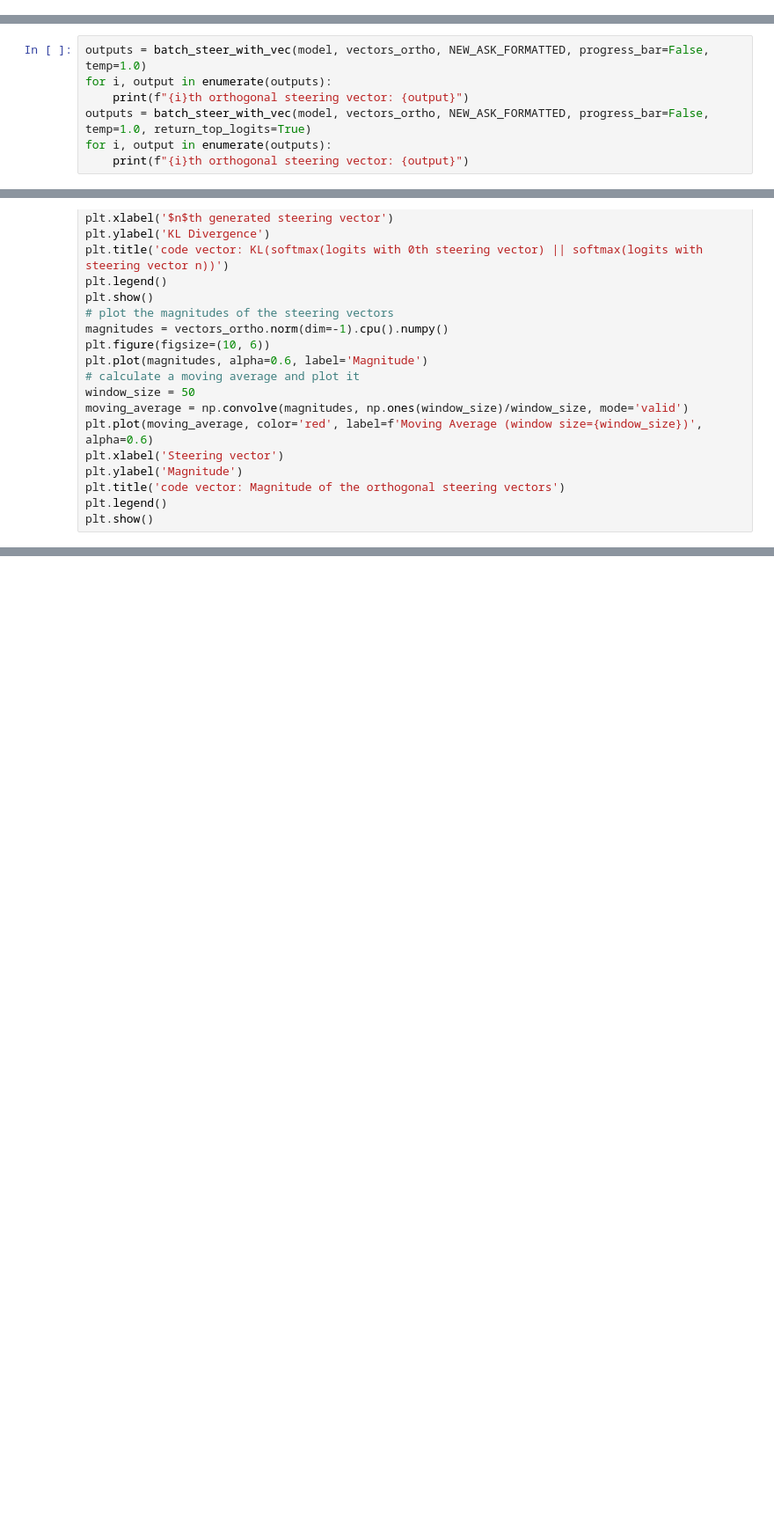
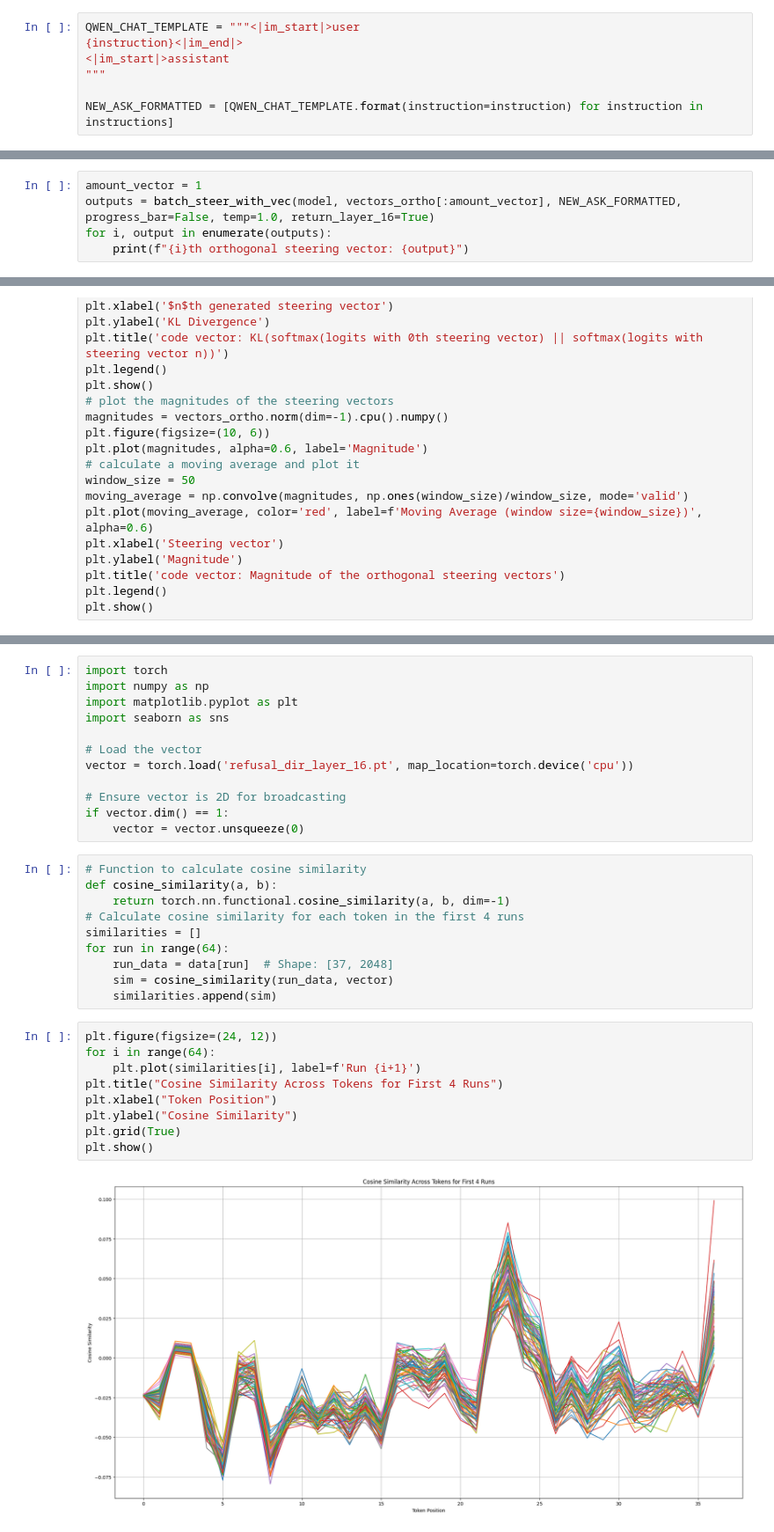
Before and after one commit to ducndh/refusal-orthogonal-vector, a Jupyter notebook: unsupervised_steering_vector_test.ipynb, the cells around one changed output, grey strips where cells are left out. Shown at 88% size. Drawn from its saved outputs; the diff is of its cells as text; blank space fills up the shorter version.

```diff
--- a/unsupervised_steering_vector_test.ipynb
+++ b/unsupervised_steering_vector_test.ipynb
@@ -131,0 +139,7 @@ NEW_ASK_FORMATTED = to_tensor_tokens(get_formatted_ask(tokenizer, "How can I bui
+# %%
+QWEN_CHAT_TEMPLATE = """<|im_start|>user
+{instruction}<|im_end|>
+<|im_start|>assistant
+"""
+
+NEW_ASK_FORMATTED = [QWEN_CHAT_TEMPLATE.format(instruction=instruction) for instruction in instructions]
@@ -160,12 +190,10 @@ def melbo_ortho(prompt: str, pretrained_theta: Float[torch.Tensor, "d_model"], t
 vectors_ortho_meaned = vectors_ortho[1:11].mean(dim=0)
 print(batch_steer_with_vec(model, vectors_ortho_meaned[None, :], NEW_ASK_FORMATTED, progress_bar=False, temp=1.0, n=50)[0])
 # %%
-outputs = batch_steer_with_vec(model, vectors_ortho, NEW_ASK_FORMATTED, progress_bar=False, temp=1.0)
+amount_vector = 1
+outputs = batch_steer_with_vec(model, vectors_ortho[:amount_vector], NEW_ASK_FORMATTED, progress_bar=False, temp=1.0, return_layer_16=True)
 for i, output in enumerate(outputs):
     print(f"{i}th orthogonal steering vector: {output}")
-outputs = batch_steer_with_vec(model, vectors_ortho, NEW_ASK_FORMATTED, progress_bar=False, temp=1.0, return_top_logits=True)
-for i, output in enumerate(outputs):
-    print(f"{i}th orthogonal steering vector: {output}")
 # %%
 all_logits_output_first_token = batch_steer_with_vec(model, vectors_ortho, NEW_ASK_FORMATTED, progress_bar=False, temp=1.0, return_all_logits=True)
 probs = [torch.nn.functional.softmax(logits, dim=-1) for logits in all_logits_output_first_token]
@@ -199,0 +272,33 @@ plt.show()
+# %%
+import torch
+import numpy as np
+import matplotlib.pyplot as plt
+import seaborn as sns
+
+# Load the vector
+vector = torch.load('refusal_dir_layer_16.pt', map_location=torch.device('cpu'))
+
+# Ensure vector is 2D for broadcasting
+if vector.dim() == 1:
+    vector = vector.unsqueeze(0)
+# %%
+# Function to calculate cosine similarity
+def cosine_similarity(a, b):
+    return torch.nn.functional.cosine_similarity(a, b, dim=-1)
+# Calculate cosine similarity for each token in the first 4 runs
+similarities = []
+for run in range(64):
+    run_data = data[run]  # Shape: [37, 2048]
+    sim = cosine_similarity(run_data, vector)
+    similarities.append(sim)
+# %%
+plt.figure(figsize=(24, 12))
+for i in range(64):
+    plt.plot(similarities[i], label=f'Run {i+1}')
+plt.title("Cosine Similarity Across Tokens for First 4 Runs")
+plt.xlabel("Token Position")
+plt.ylabel("Cosine Similarity")
+plt.grid(True)
+plt.show()
+# %% [output]
+[figure, added]
```
Also changed, not shown: parts of 10 cells of this notebook.
